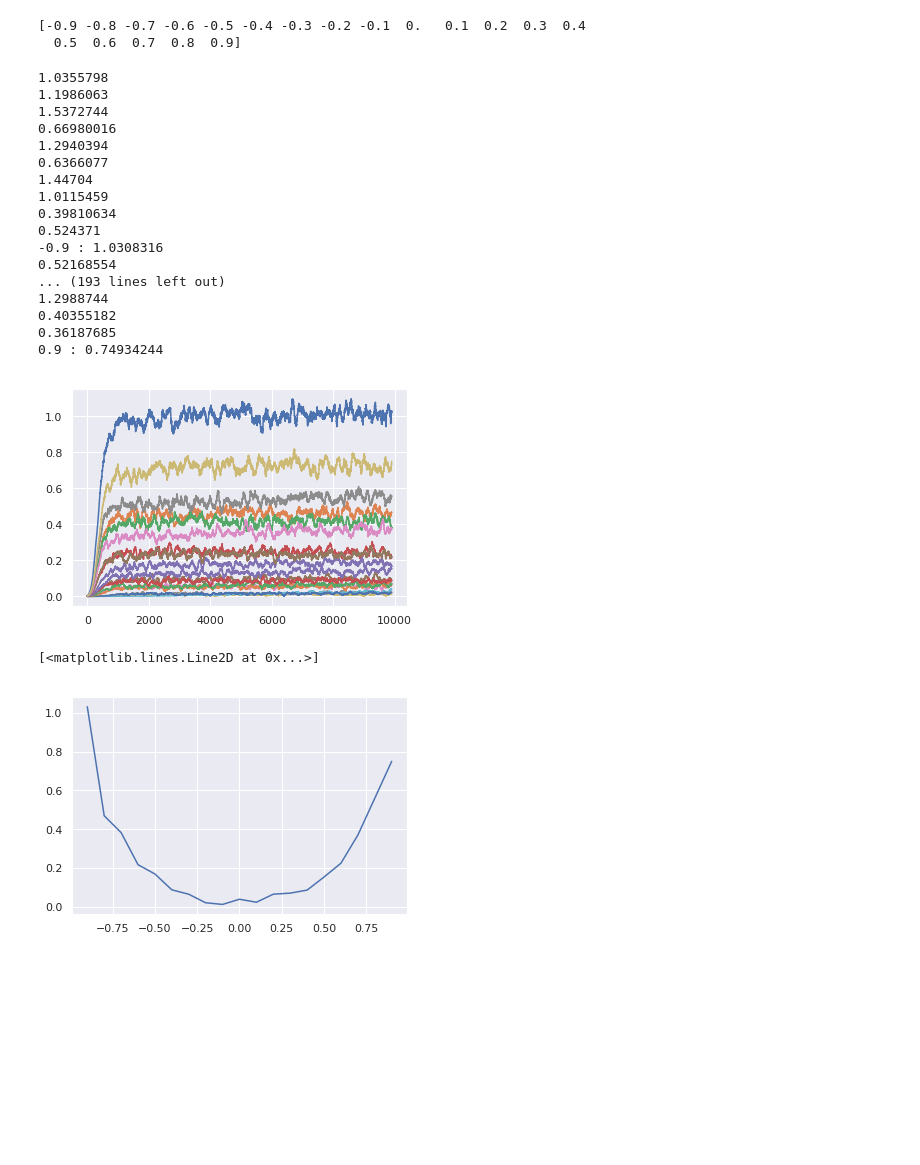
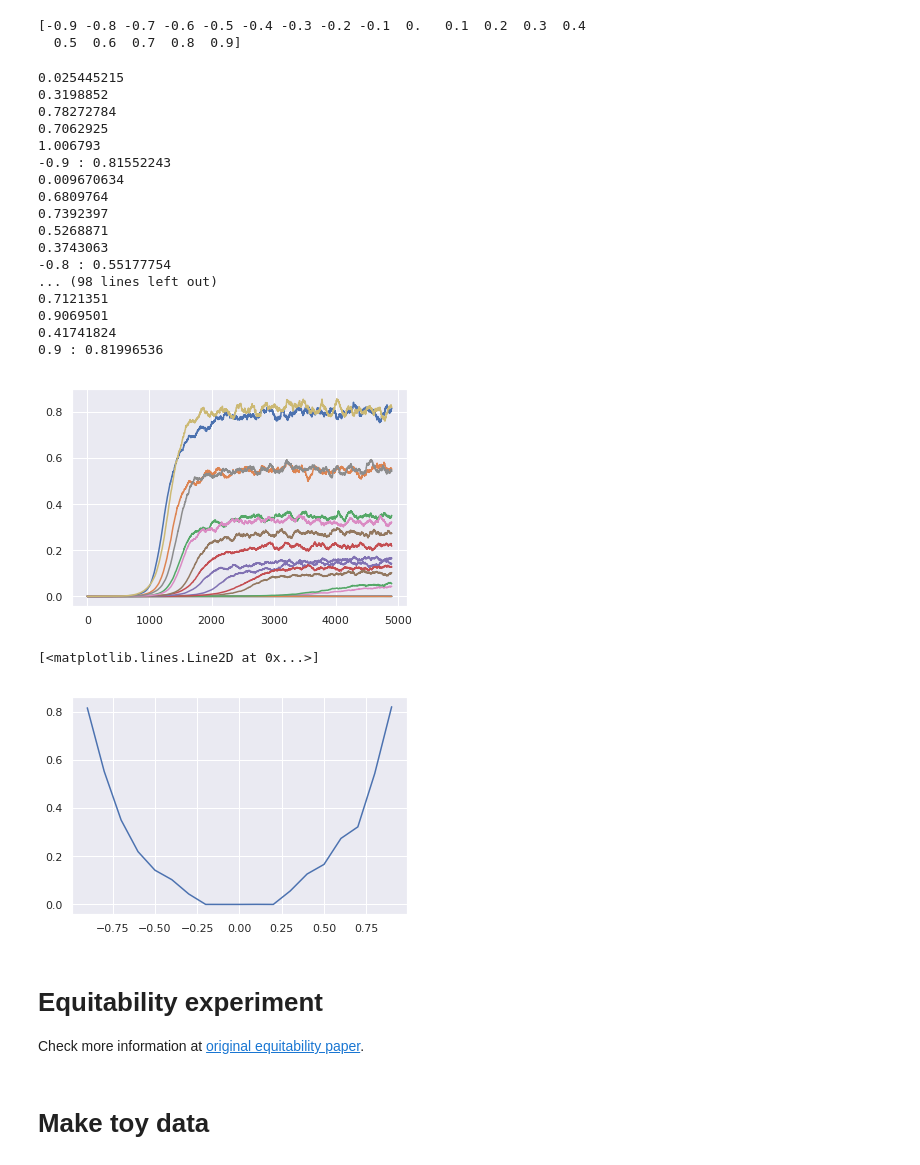
Before and after one commit to sungyubkim/MINE-Mutual-Information-Neural-Estimation-, a Jupyter notebook: MINE.ipynb, the cells around one changed output. Cells and saved outputs as stored; diff of their text form; code cells hidden in the pictures; blank space fills up the shorter version.

```diff
--- a/MINE.ipynb
+++ b/MINE.ipynb
@@ -61,8 +63,8 @@ class Mine(nn.Module):
         nn.init.constant_(self.fc3.bias, 0)
 
     def forward(self, input):
-        output = F.relu(self.fc1(input))
-        output = F.relu(self.fc2(output))
+        output = F.elu(self.fc1(input))
+        output = F.elu(self.fc2(output))
         output = self.fc3(output)
         return output
 # %%
@@ -72,11 +74,11 @@ def mutual_information(joint, marginal, mine_net):
     mi_lb = torch.mean(t) - torch.log(torch.mean(et))
     return mi_lb, t, et
 
-def learn_mine(batch, mine_net, mine_net_optim,  ma_et, ma_rate=0.11):
+def learn_mine(batch, mine_net, mine_net_optim,  ma_et, ma_rate=0.1):
     # batch is a tuple of (joint, marginal)
     joint , marginal = batch
-    joint = torch.autograd.Variable(torch.FloatTensor(joint))
-    marginal = torch.autograd.Variable(torch.FloatTensor(marginal))
+    joint = torch.autograd.Variable(torch.FloatTensor(joint)).cuda()
+    marginal = torch.autograd.Variable(torch.FloatTensor(marginal)).cuda()
     mi_lb , t, et = mutual_information(joint, marginal, mine_net)
     ma_et = (1-ma_rate)*ma_et + ma_rate*torch.mean(et)
 
@@ -87,7 +89,7 @@ def learn_mine(batch, mine_net, mine_net_optim,  ma_et, ma_rate=0.11):
     mine_net_optim.step()
     return mi_lb, ma_et
 # %%
-def sample_batch(data, batch_size=32, sample_mode='joint'):
+def sample_batch(data, batch_size=100, sample_mode='joint'):
     if sample_mode == 'joint':
         index = np.random.choice(range(data.shape[0]), size=batch_size, replace=False)
         batch = data[index]
@@ -109,5 +111,5 @@ sns.scatterplot(x=marginal_data[:,0],y=marginal_data[:,1])
 # %%
-def train(data, mine_net,mine_net_optim, batch_size=32, iter_num=int(1e+4), log_freq=1e+3):
+def train(data, mine_net,mine_net_optim, batch_size=100, iter_num=int(5e+3), log_freq=1e+3):
     # data is x or y
     result = list()
     ma_et = 1.
@@ -115,8 +117,7 @@ def train(data, mine_net,mine_net_optim, batch_size=32, iter_num=int(1e+4), log_
         batch = sample_batch(data,batch_size=batch_size)\
         , sample_batch(data,batch_size=batch_size,sample_mode='marginal')
         mi_lb, ma_et = learn_mine(batch, mine_net, mine_net_optim, ma_et)
-        ma_et = ma_et.detach()
-        result.append(mi_lb.data.numpy())
+        result.append(mi_lb.detach().cpu().numpy())
         if (i+1)%(log_freq)==0:
             print(result[-1])
     return result
@@ -180,37 +171,43 @@ print(correlations)
 # %%
 final_result = []
 for rho in correlations:
     rho_data = np.random.multivariate_normal( mean=[0,0],
                                   cov=[[1,rho],[rho,1]],
                                  size = 300)
-    mine_net = Mine()
+    mine_net = Mine().cuda()
     mine_net_optim = optim.Adam(mine_net.parameters(), lr=1e-4)
     result = train(rho_data,mine_net,mine_net_optim)
     result_ma = ma(result)
     final_result.append(result_ma[-1])
     print(str(rho) + ' : ' + str(final_result[-1]))
     plt.plot(range(len(result_ma)),result_ma)
 # %% [output]
-1.0355798
-1.1986063
-1.5372744
-0.66980016
-1.2940394
-0.6366077
-1.44704
-1.0115459
-0.39810634
-0.524371
--0.9 : 1.0308316
-0.52168554
-... (193 lines left out)
-1.2988744
-0.40355182
-0.36187685
-0.9 : 0.74934244
+0.025445215
+0.3198852
+0.78272784
+0.7062925
+1.006793
+-0.9 : 0.81552243
+0.009670634
+0.6809764
+0.7392397
+0.5268871
+0.3743063
+-0.8 : 0.55177754
+... (98 lines left out)
+0.7121351
+0.9069501
+0.41741824
+0.9 : 0.81996536
-[figure, old version]
+[figure, new version]
 # %%
 plt.plot(correlations, final_result)
 # %% [output]
 [<matplotlib.lines.Line2D at 0x...>]
-[figure, old version]
+[figure, new version]
+# %% [markdown]
+# Equitability experiment
+
+Check more information at [original equitability paper](http://www.pnas.org/content/pnas/111/9/3354.full.pdf).
+# %% [markdown]
+# Make toy data
```
Also changed, not shown: parts of 17 cells of this notebook.
